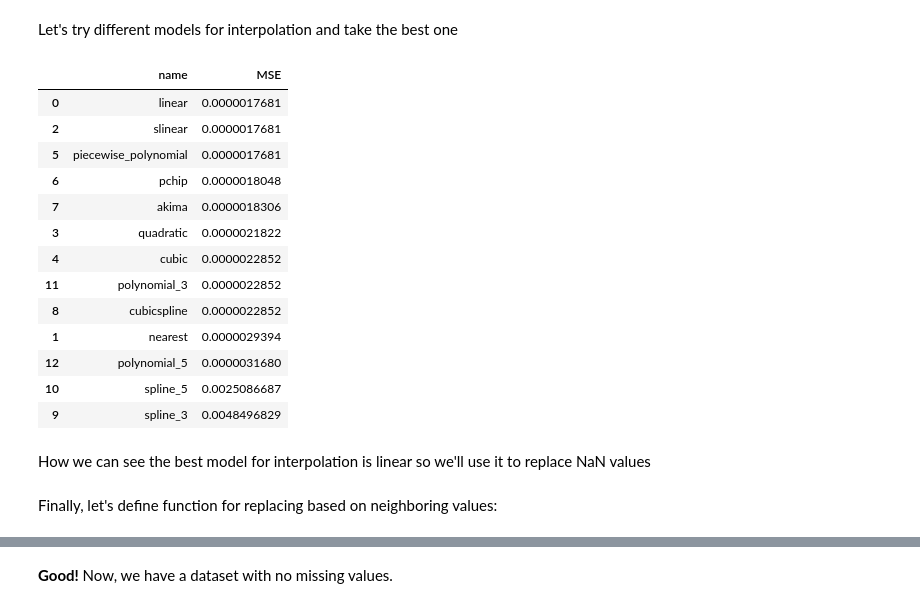
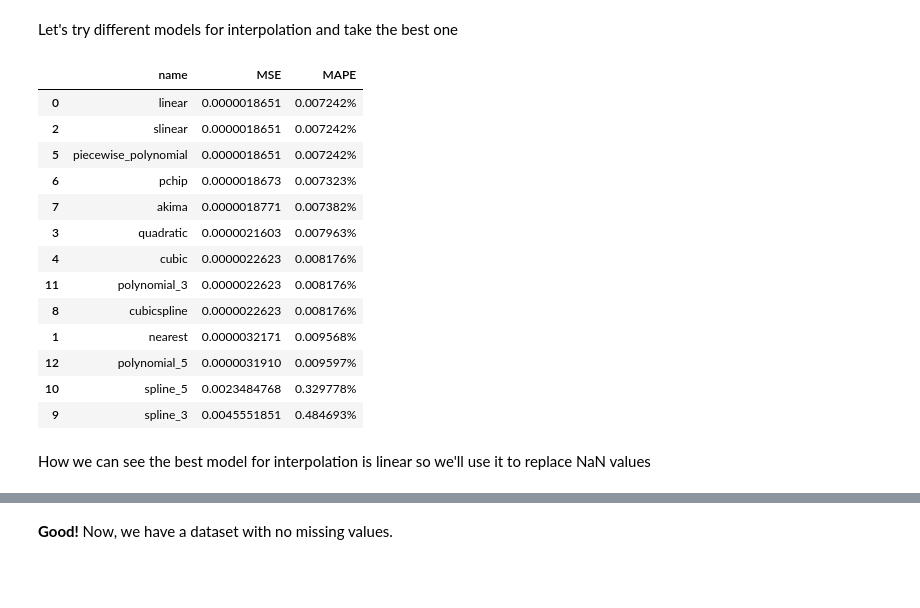
Before and after one commit to meln1337/IBM-lab2, a Jupyter notebook: lab2.ipynb, the cells around one changed output, grey strips where cells are left out. Saved outputs shown, nothing was run; the diff lists cells and outputs as text; code cells hidden in the pictures; blank space fills up the shorter version.

```diff
--- a/lab2.ipynb
+++ b/lab2.ipynb
@@ -153,5 +118,23 @@ def spoil_df(df: pd.DataFrame, p:float=0.1):
+# %%
+def spoil_df(df: pd.DataFrame, cols: list = ["open", "high", "low", "close", "volume", "rec_count", "avg_price"]):
+    rng = np.random.default_rng(seed=42)
+    new_df = df.copy()
+    for col in cols:
+        m = rng.random(len(df))
+        l1 = 0.03 # NaN
+        l2 = 0.04 # Text
+        l3 = 0.03 # Negative
+
+        mask1 = m < l1 # NaN
+        mask2 = (m >= l1) & (m < l1+l2) # Text
+        mask3 = (m >= l1+l2) & (m < l1+l2+l3) # Negative
+
+        new_df.loc[mask1, col] = np.NaN
+        new_df.loc[mask2, col] = "?"
+        new_df.loc[mask3, col] = -new_df.loc[mask3, col]
+    return new_df
 # %%
-spoiled_df = spoil_df(df, 0.1)
+spoiled_df = spoil_df(df)
 # %%
 spoiled_df.head(10)
 # %% [output]
@@ -407,0 +378,3 @@ spoiled_df["volume"].replace(np.nan, avg_volume, inplace=True)
+# %%
+avg_avg_price = spoiled_df["avg_price"].astype("float").mean(axis=0)
+print("Average avg_price:", avg_avg_price)
@@ -408,3 +385,5 @@ spoiled_df["volume"].replace(np.nan, avg_volume, inplace=True)
+# %%
+spoiled_df["avg_price"].replace(np.nan, avg_avg_price, inplace=True)
 # %% [markdown]
 To see which values are present in a particular column, we can use the ".value_counts()" method:
 # %%
@@ -436,43 +415,47 @@ spoiled_df["rec_count"].replace(np.nan, freq_rec, inplace=True)
 # %% [markdown]
 Let's try different models for interpolation and take the best one
 # %%
-from sklearn.metrics import mean_squared_error
+from sklearn.metrics import mean_squared_error, mean_absolute_percentage_error
 
 pd.set_option("display.precision", 10)
 methods = ["linear", "nearest", "slinear", "quadratic", "cubic", "piecewise_polynomial", "pchip", "akima", "cubicspline"]
 order_methods = ["spline", "polynomial"]
-performance = pd.DataFrame({"name": [], "MSE": []})
+performance = pd.DataFrame({"name": [], "MSE": [], "MAPE": []})
 for method in methods:
     # print(method)
     interpolated_close = spoiled_df["close"].interpolate(method=method)
     mse = mean_squared_error(df["close"], interpolated_close)
-    performance.loc[len(performance.index)] = [method, mse]
+    mape = mean_absolute_percentage_error(df["close"], interpolated_close)
+    performance.loc[len(performance.index)] = [method, mse, mape]
 for method in order_methods:
     for order in [3, 5]:
         # print(f"method: {method}, order: {order}")
         interpolated_close = spoiled_df["close"].interpolate(method=method, order=order)
         mse = mean_squared_error(df["close"], interpolated_close)
-        performance.loc[len(performance.index)] = [f"{method}_{order}", mse]
+        mape = mean_absolute_percentage_error(df["close"], interpolated_close)
+        performance.loc[len(performance.index)] = [f"{method}_{order}", mse, mape]
 
-performance.sort_values(by="MSE", ascending=True).head(25)
+performance = performance.sort_values(by=["MAPE", "MSE"], ascending=True)
+performance["MAPE"] = performance["MAPE"] * 100
+performance["MAPE"] = performance["MAPE"].astype("str")
+performance["MAPE"] = performance["MAPE"].str.slice(stop=8) + "%"
+performance.head(25)
 # %% [output]
-|  | name | MSE |
-| 0 | linear | 0.0000017681 |
-| 2 | slinear | 0.0000017681 |
-| 5 | piecewise_polynomial | 0.0000017681 |
-| 6 | pchip | 0.0000018048 |
-| 7 | akima | 0.0000018306 |
-| 3 | quadratic | 0.0000021822 |
-| 4 | cubic | 0.0000022852 |
-| 11 | polynomial_3 | 0.0000022852 |
-| 8 | cubicspline | 0.0000022852 |
-| 1 | nearest | 0.0000029394 |
-| 12 | polynomial_5 | 0.0000031680 |
-| 10 | spline_5 | 0.0025086687 |
-| 9 | spline_3 | 0.0048496829 |
+|  | name | MSE | MAPE |
+| 0 | linear | 0.0000018651 | 0.007242% |
+| 2 | slinear | 0.0000018651 | 0.007242% |
+| 5 | piecewise_polynomial | 0.0000018651 | 0.007242% |
+| 6 | pchip | 0.0000018673 | 0.007323% |
+| 7 | akima | 0.0000018771 | 0.007382% |
+| 3 | quadratic | 0.0000021603 | 0.007963% |
+| 4 | cubic | 0.0000022623 | 0.008176% |
+| 11 | polynomial_3 | 0.0000022623 | 0.008176% |
+| 8 | cubicspline | 0.0000022623 | 0.008176% |
+| 1 | nearest | 0.0000032171 | 0.009568% |
+| 12 | polynomial_5 | 0.0000031910 | 0.009597% |
+| 10 | spline_5 | 0.0023484768 | 0.329778% |
+| 9 | spline_3 | 0.0045551851 | 0.484693% |
 # %% [markdown]
 How we can see the best model for interpolation is linear so we'll use it to replace NaN values
 # %%
 spoiled_df["close"] = spoiled_df["close"].interpolate(method="linear")
-# %% [markdown]
-Finally, let's define function for replacing based on neighboring values:
```
Also changed, not shown: parts of 31 cells of this notebook, 1 other file.
